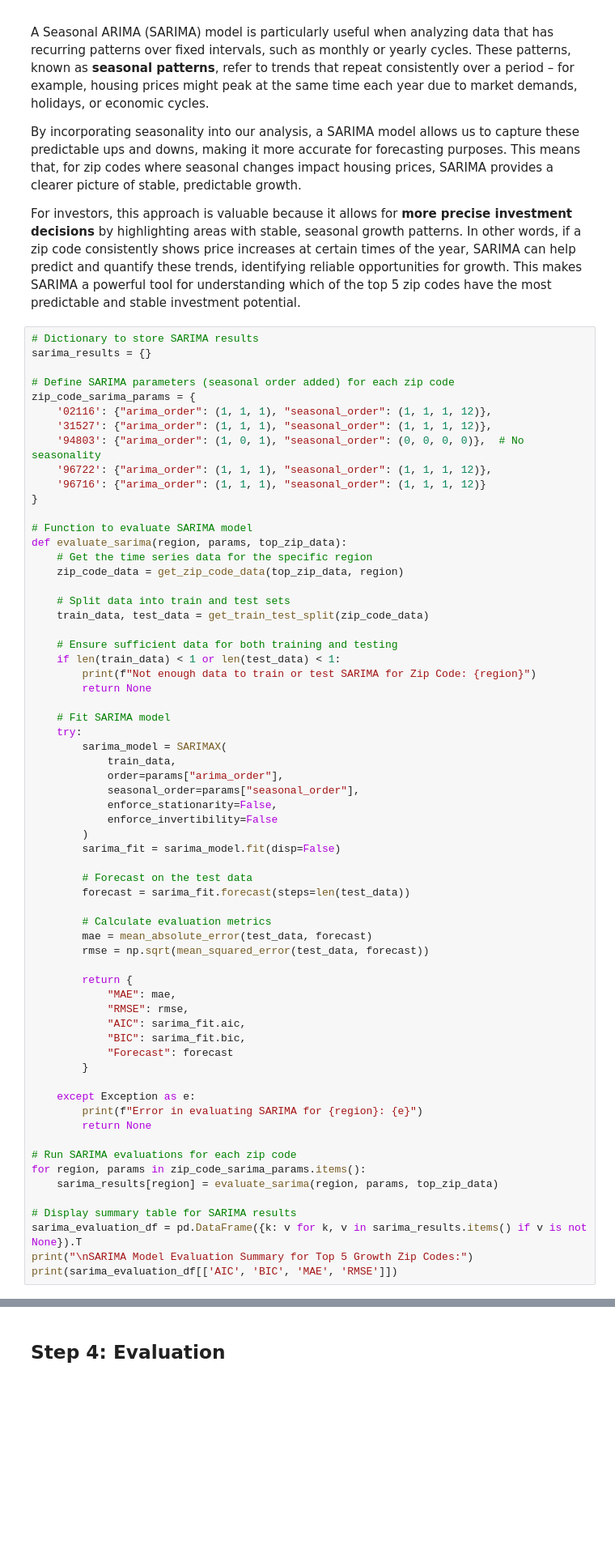
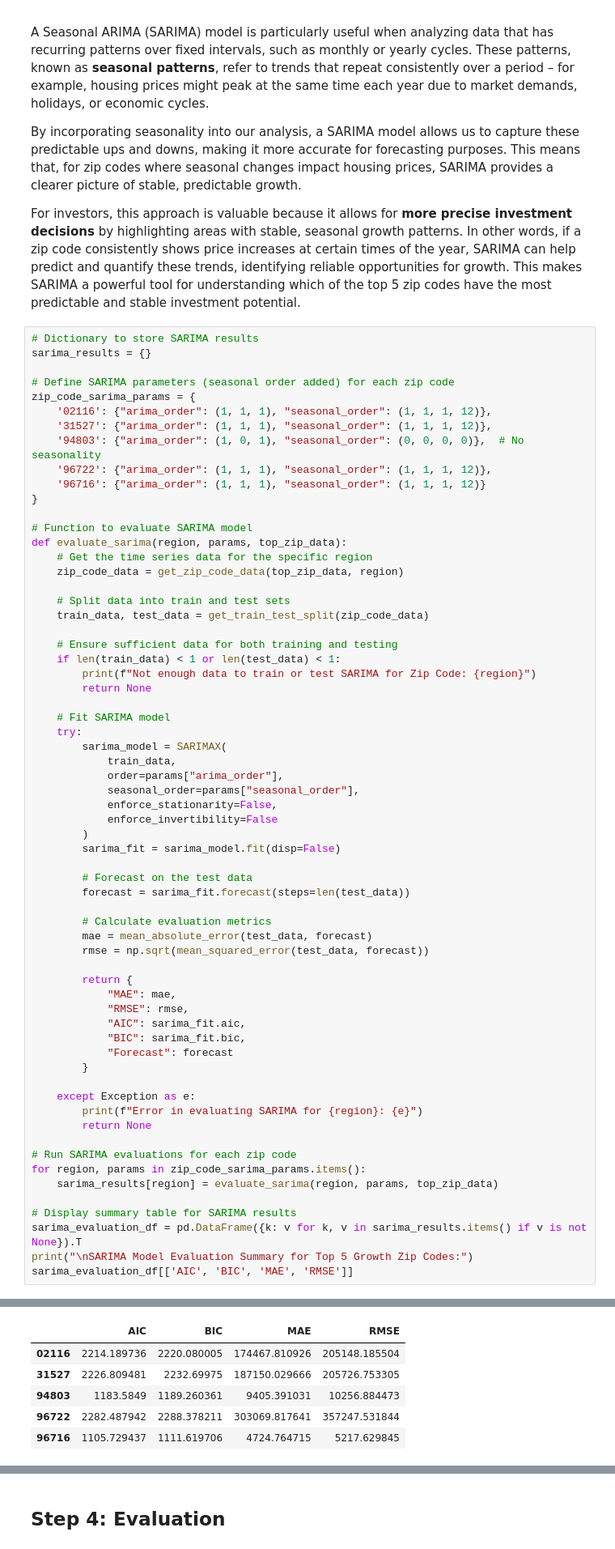
Before and after one commit to nealiyer88/Zillow, a Jupyter notebook: Zillow.ipynb, the cells around one changed output, grey strips where cells are left out. Shown: that part at 81% size. Saved outputs shown, nothing was run; the diff lists cells and outputs as text; blank space fills up the shorter version.

```diff
--- a/Zillow.ipynb
+++ b/Zillow.ipynb
@@ -760,6 +760,6 @@ for region, params in zip_code_sarima_params.items():
 # Display summary table for SARIMA results
 sarima_evaluation_df = pd.DataFrame({k: v for k, v in sarima_results.items() if v is not None}).T
 print("\nSARIMA Model Evaluation Summary for Top 5 Growth Zip Codes:")
-print(sarima_evaluation_df[['AIC', 'BIC', 'MAE', 'RMSE']])
+sarima_evaluation_df[['AIC', 'BIC', 'MAE', 'RMSE']]
 # %% [output]
 SARIMA Model Evaluation Summary for Top 5 Growth Zip Codes:
@@ -772,3 +766,9 @@ SARIMA Model Evaluation Summary for Top 5 Growth Zip Codes:
+|  | AIC | BIC | MAE | RMSE |
+| 02116 | 2214.189736 | 2220.080005 | 174467.810926 | 205148.185504 |
+| 31527 | 2226.809481 | 2232.69975 | 187150.029666 | 205726.753305 |
+| 94803 | 1183.5849 | 1189.260361 | 9405.391031 | 10256.884473 |
+| 96722 | 2282.487942 | 2288.378211 | 303069.817641 | 357247.531844 |
+| 96716 | 1105.729437 | 1111.619706 | 4724.764715 | 5217.629845 |
 # %% [markdown]
 ### Findings: SARIMA Model vs. ARIMA for Top 5 Growth Zip Codes
 
```
Also changed, not shown: parts of 2 cells of this notebook, 6 other files.
